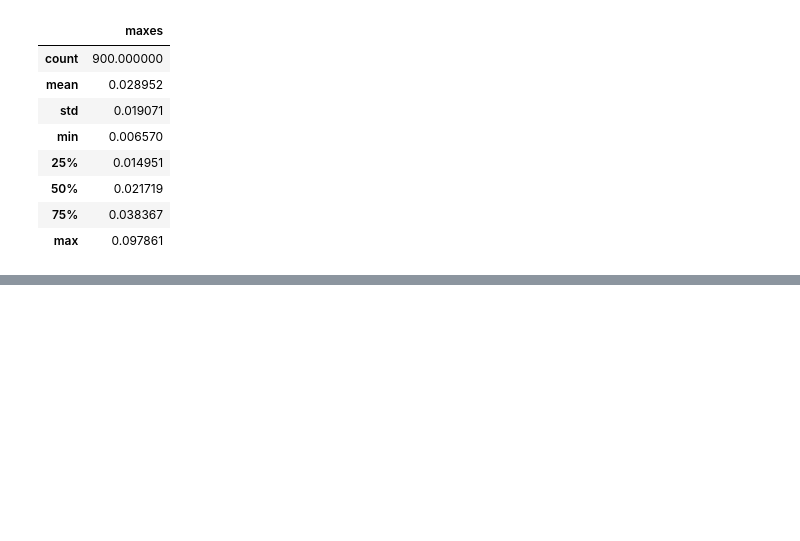
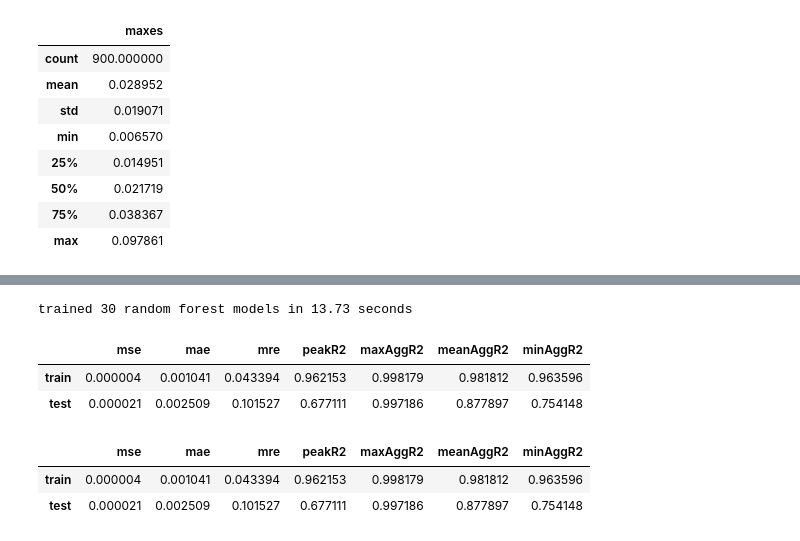
Before and after one commit to ewhalen12/gcnSurrogate, a Jupyter notebook: DEV-RF.ipynb, the cells around one changed output, grey strips where cells are left out. Saved outputs shown, nothing was run; the diff lists cells and outputs as text; code cells hidden in the pictures; blank space fills up the shorter version.

Commit message:
added PointRegressor class

```diff
--- a/DEV-RF.ipynb
+++ b/DEV-RF.ipynb
@@ -236,0 +57,26 @@ trained 30 random forest models in 12.41 seconds
+# %%
+rf = PointRegressor('Random Forest')
+rf.trainModel(trainData, valData,
+             flatten=False,
+             logTrans=False,
+             ssTrans=True,
+             saveDir='./results/rf01/')
+
+trainRes = rf.testModel(trainData)
+testRes = rf.testModel(testData)
+pd.DataFrame([trainRes, testRes], index=['train', 'test'])
+# %% [output]
+trained 30 random forest models in 13.73 seconds
+|  | mse | mae | mre | peakR2 | maxAggR2 | meanAggR2 | minAggR2 |
+| train | 0.000004 | 0.001041 | 0.043394 | 0.962153 | 0.998179 | 0.981812 | 0.963596 |
+| test | 0.000021 | 0.002509 | 0.101527 | 0.677111 | 0.997186 | 0.877897 | 0.754148 |
+# %%
+rf2 = PointRegressor('Random Forest')
+rf2.loadModel('./results/rf01/trainedRfModel')
+trainRes = rf2.testModel(trainData)
+testRes = rf2.testModel(testData)
+pd.DataFrame([trainRes, testRes], index=['train', 'test'])
+# %% [output]
+|  | mse | mae | mre | peakR2 | maxAggR2 | meanAggR2 | minAggR2 |
+| train | 0.000004 | 0.001041 | 0.043394 | 0.962153 | 0.998179 | 0.981812 | 0.963596 |
+| test | 0.000021 | 0.002509 | 0.101527 | 0.677111 | 0.997186 | 0.877897 | 0.754148 |
```
Also changed, not shown: parts of 5 cells of this notebook, 2 other files.
